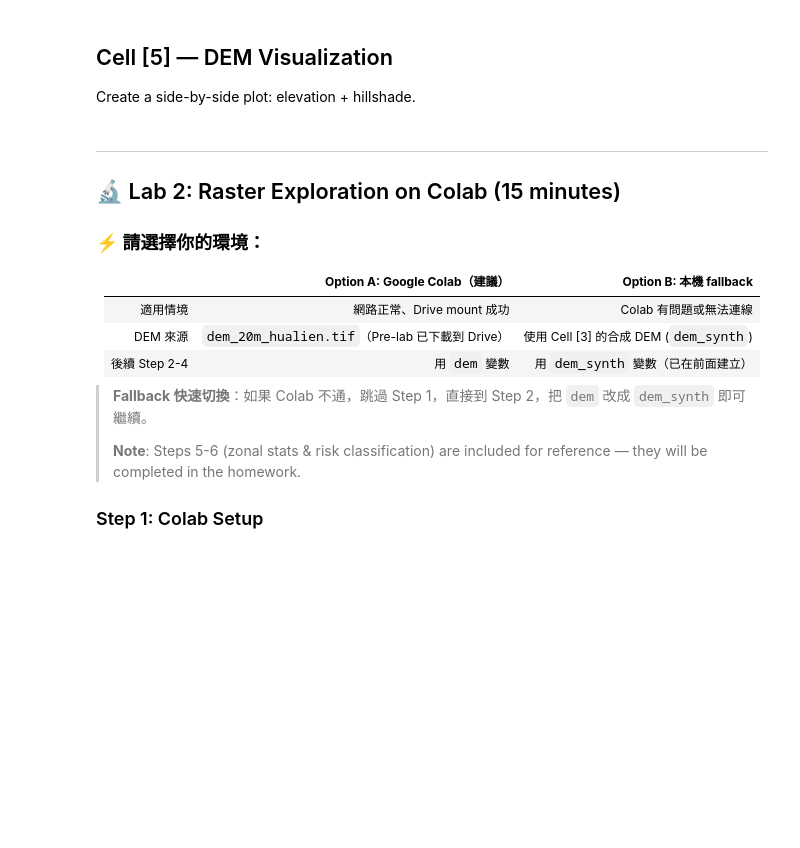
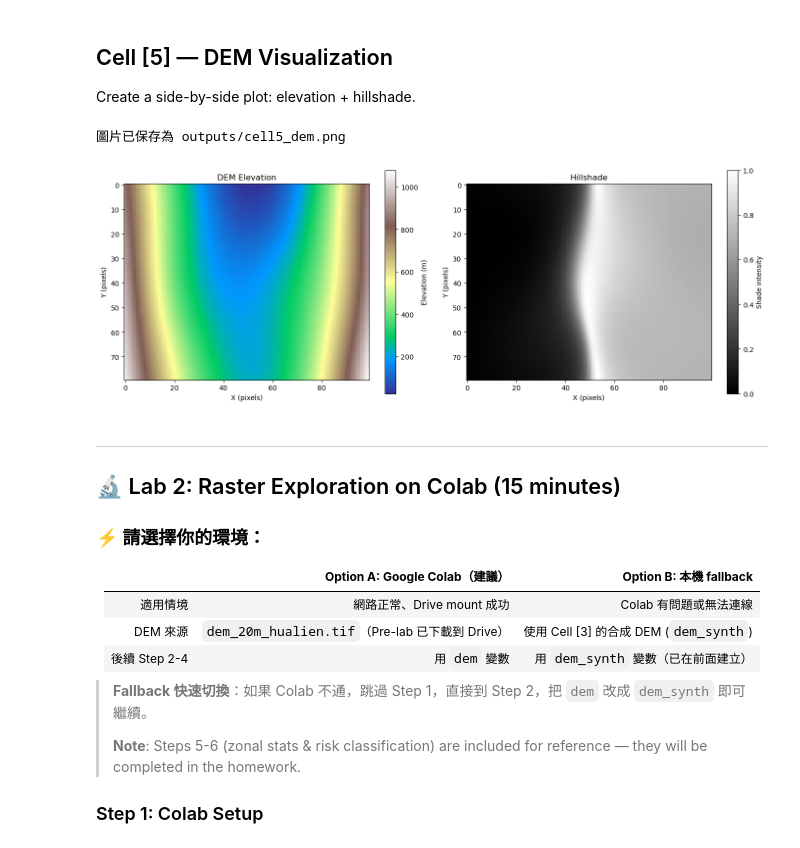
Before and after one commit to zhiwei85/exercise4, a Jupyter notebook: Week4-Student.ipynb, the cells around one changed output. Cells and saved outputs as stored; diff of their text form; code cells hidden in the pictures; blank space fills up the shorter version.

```diff
--- a/Week4-Student.ipynb
+++ b/Week4-Student.ipynb
@@ -208,13 +415,48 @@ Create a side-by-side plot: elevation + hillshade.
 # %%
 # Cell [5]: YOUR CODE HERE
 # Create a 1x2 subplot: left = elevation with 'terrain' colormap, right = hillshade
 # Save as outputs/cell5_dem.png
 
 # AI Prompt suggestion:
 # "Create a 1x2 matplotlib figure (14x5 inches).
 #  Left: imshow of my DEM elevation with 'terrain' colormap and colorbar labeled 'Elevation (m)'.
 #  Right: hillshade using matplotlib.colors.LightSource(azdeg=315, altdeg=45).
 #  Use origin='upper'. Save as outputs/cell5_dem.png at 150 dpi."
+# 創建 1x2 matplotlib 圖形 (14x5 inches)
+fig, axes = plt.subplots(1, 2, figsize=(14, 5))
+
+# 左側：DEM 高程圖，使用 'terrain' 色彩映射
+im1 = axes[0].imshow(dem_synth, cmap='terrain', origin='upper')
+axes[0].set_title('DEM Elevation')
+axes[0].set_xlabel('X (pixels)')
+axes[0].set_ylabel('Y (pixels)')
+fig.colorbar(im1, ax=axes[0], label='Elevation (m)')
+
+# 右側：山體陰影圖
+from matplotlib.colors import LightSource
+ls = LightSource(azdeg=315, altdeg=45)
+hillshade = ls.hillshade(dem_synth, vert_exag=10, dx=16.0, dy=25.0)
+
+im2 = axes[1].imshow(hillshade, cmap='gray', origin='upper')
+axes[1].set_title('Hillshade')
+axes[1].set_xlabel('X (pixels)')
+axes[1].set_ylabel('Y (pixels)')
+fig.colorbar(im2, ax=axes[1], label='Shade intensity')
+
+plt.tight_layout()
+
+# 創建 outputs 目錄（如果不存在）
+import os
+if not os.path.exists('outputs'):
+    os.makedirs('outputs')
+
+# 保存為 outputs/cell5_dem.png，150 dpi
+plt.savefig('outputs/cell5_dem.png', dpi=150, bbox_inches='tight')
+print("圖片已保存為 outputs/cell5_dem.png")
+plt.show()
+# %% [output]
+圖片已保存為 outputs/cell5_dem.png
+[figure, added]
 # %% [markdown]
 ---
 
```
Also changed, not shown: parts of 13 cells of this notebook.
